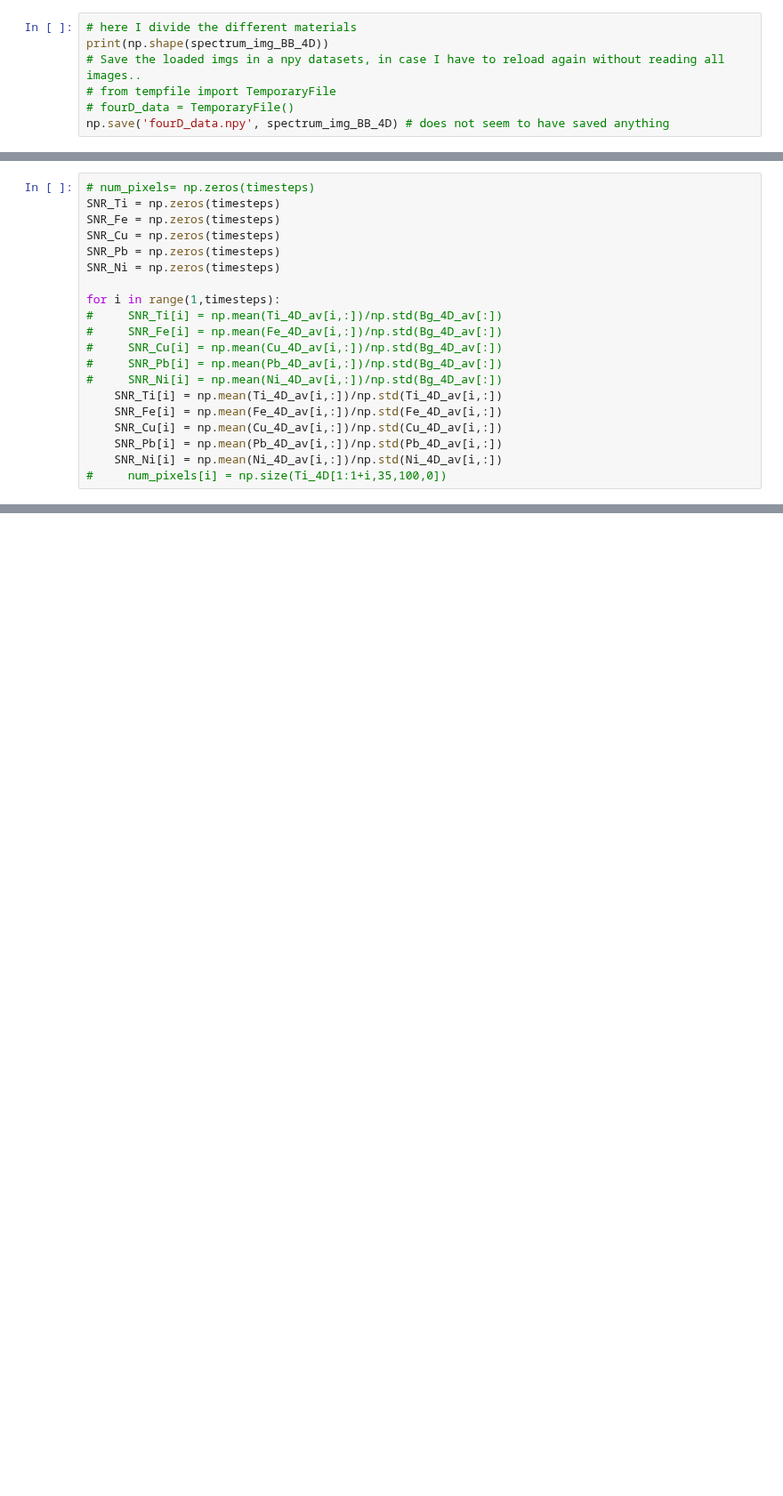
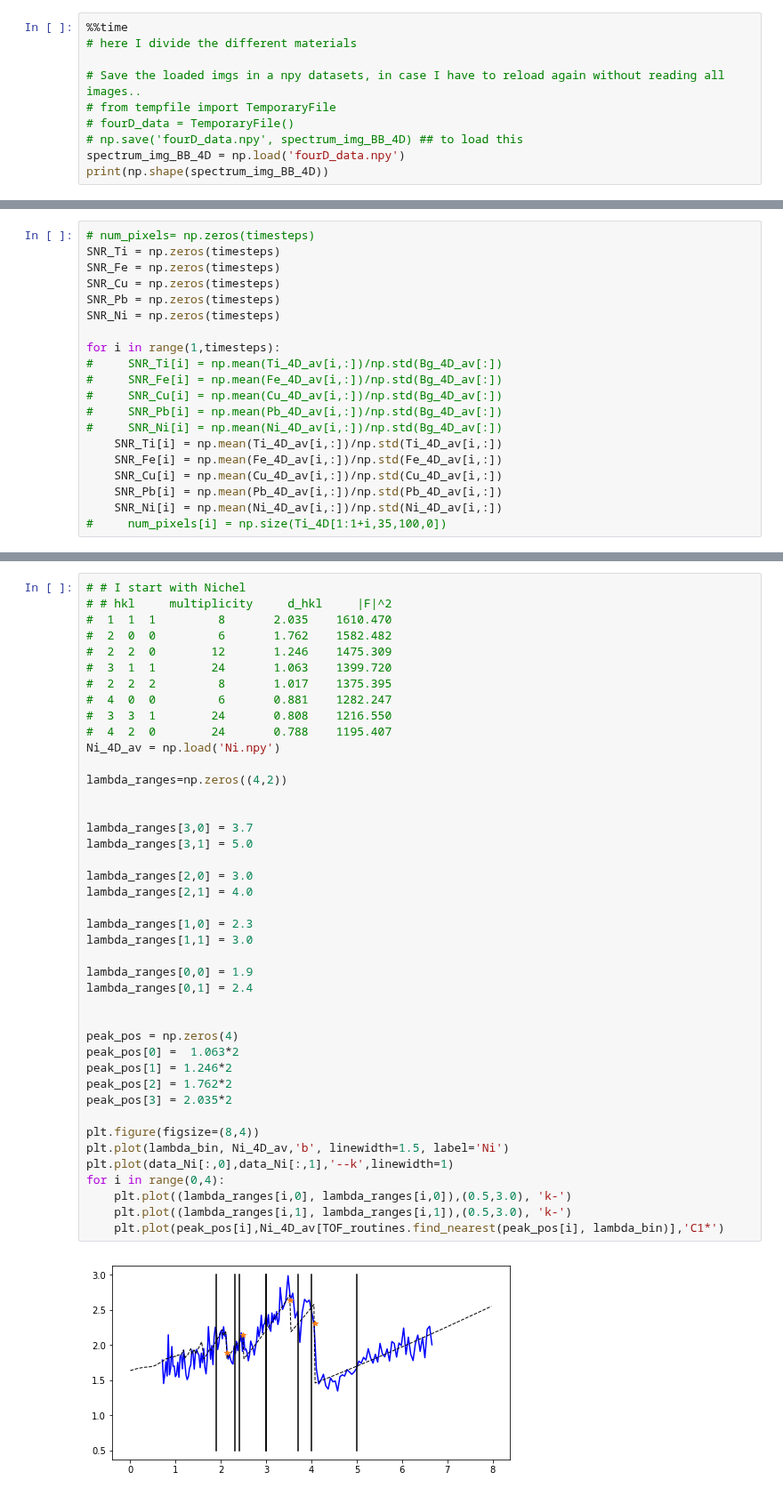
Before and after one commit to neutronimaging/scripts, a Jupyter notebook: python/ToF_notebooks/RunMuhRec.ipynb, the cells around one changed output, grey strips where cells are left out. Shown at 89% size. Saved outputs shown, nothing was run; the diff lists cells and outputs as text; blank space fills up the shorter version.

```diff
--- a/python/ToF_notebooks/RunMuhRec.ipynb
+++ b/python/ToF_notebooks/RunMuhRec.ipynb
@@ -613,7 +514,10 @@ nBin: .... 0
 # %%
+%%time
 # here I divide the different materials
-print(np.shape(spectrum_img_BB_4D))
+
 # Save the loaded imgs in a npy datasets, in case I have to reload again without reading all images..
 # from tempfile import TemporaryFile
 # fourD_data = TemporaryFile()
-np.save('fourD_data.npy', spectrum_img_BB_4D) # does not seem to have saved anything
+# np.save('fourD_data.npy', spectrum_img_BB_4D) ## to load this
+spectrum_img_BB_4D = np.load('fourD_data.npy')
+print(np.shape(spectrum_img_BB_4D))
@@ -1789,0 +1631,44 @@ Text(0.5, 1.0, 'Ni')
+# %%
+# # I start with Nichel
+# # hkl     multiplicity     d_hkl     |F|^2
+#  1  1  1         8       2.035    1610.470
+#  2  0  0         6       1.762    1582.482
+#  2  2  0        12       1.246    1475.309
+#  3  1  1        24       1.063    1399.720
+#  2  2  2         8       1.017    1375.395
+#  4  0  0         6       0.881    1282.247
+#  3  3  1        24       0.808    1216.550
+#  4  2  0        24       0.788    1195.407
+Ni_4D_av = np.load('Ni.npy')
+
+lambda_ranges=np.zeros((4,2))
+
+
+lambda_ranges[3,0] = 3.7
+lambda_ranges[3,1] = 5.0
+
+lambda_ranges[2,0] = 3.0
+lambda_ranges[2,1] = 4.0
+
+lambda_ranges[1,0] = 2.3
+lambda_ranges[1,1] = 3.0
+
+lambda_ranges[0,0] = 1.9
+lambda_ranges[0,1] = 2.4
+
+
+peak_pos = np.zeros(4)
+peak_pos[0] =  1.063*2
+peak_pos[1] = 1.246*2
+peak_pos[2] = 1.762*2
+peak_pos[3] = 2.035*2
+
+plt.figure(figsize=(8,4))
+plt.plot(lambda_bin, Ni_4D_av,'b', linewidth=1.5, label='Ni')
+plt.plot(data_Ni[:,0],data_Ni[:,1],'--k',linewidth=1)
+for i in range(0,4):
+    plt.plot((lambda_ranges[i,0], lambda_ranges[i,0]),(0.5,3.0), 'k-')
+    plt.plot((lambda_ranges[i,1], lambda_ranges[i,1]),(0.5,3.0), 'k-')
+    plt.plot(peak_pos[i],Ni_4D_av[TOF_routines.find_nearest(peak_pos[i], lambda_bin)],'C1*')
+# %% [output]
+[figure, added]
```
Also changed, not shown: parts of 44 cells of this notebook, 1 other file.
